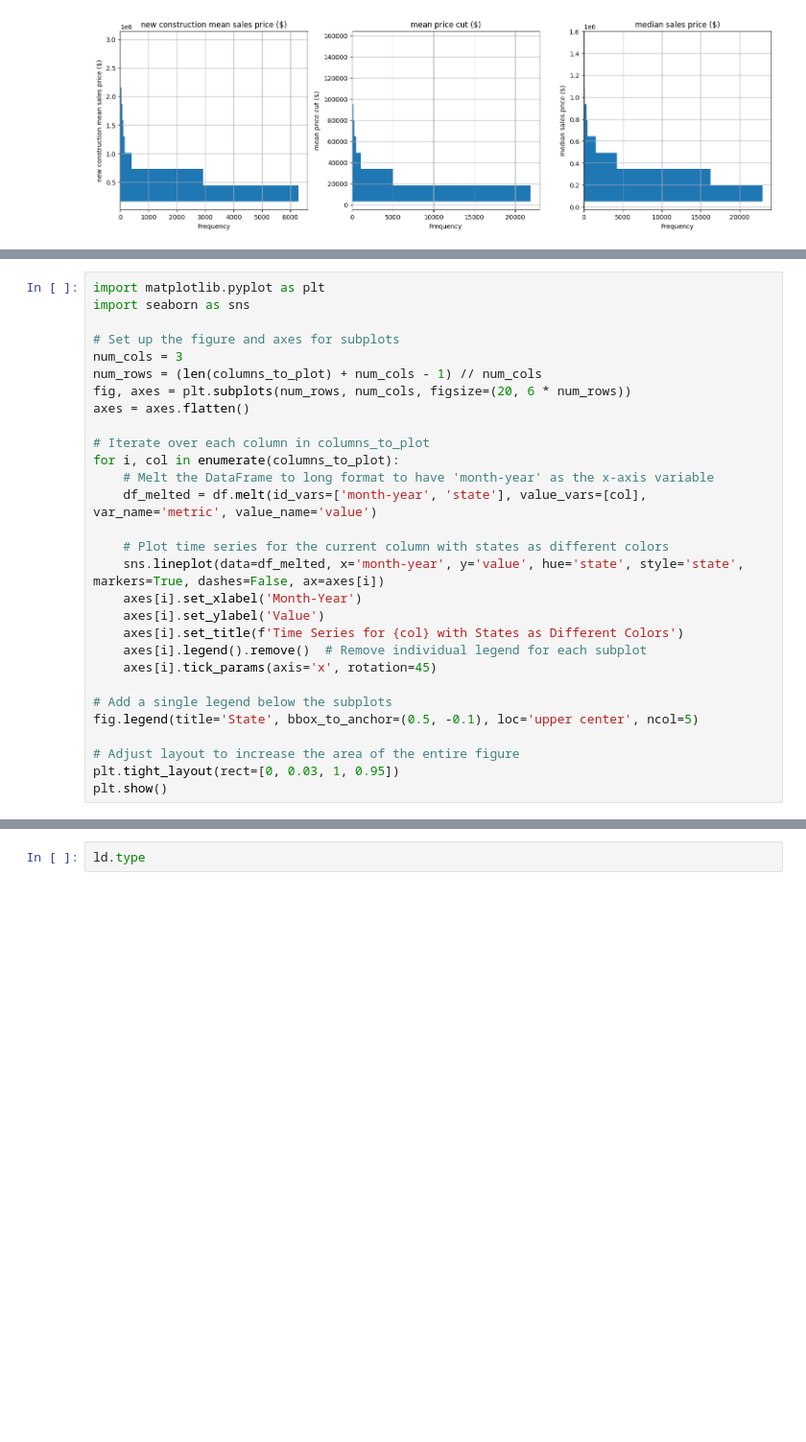
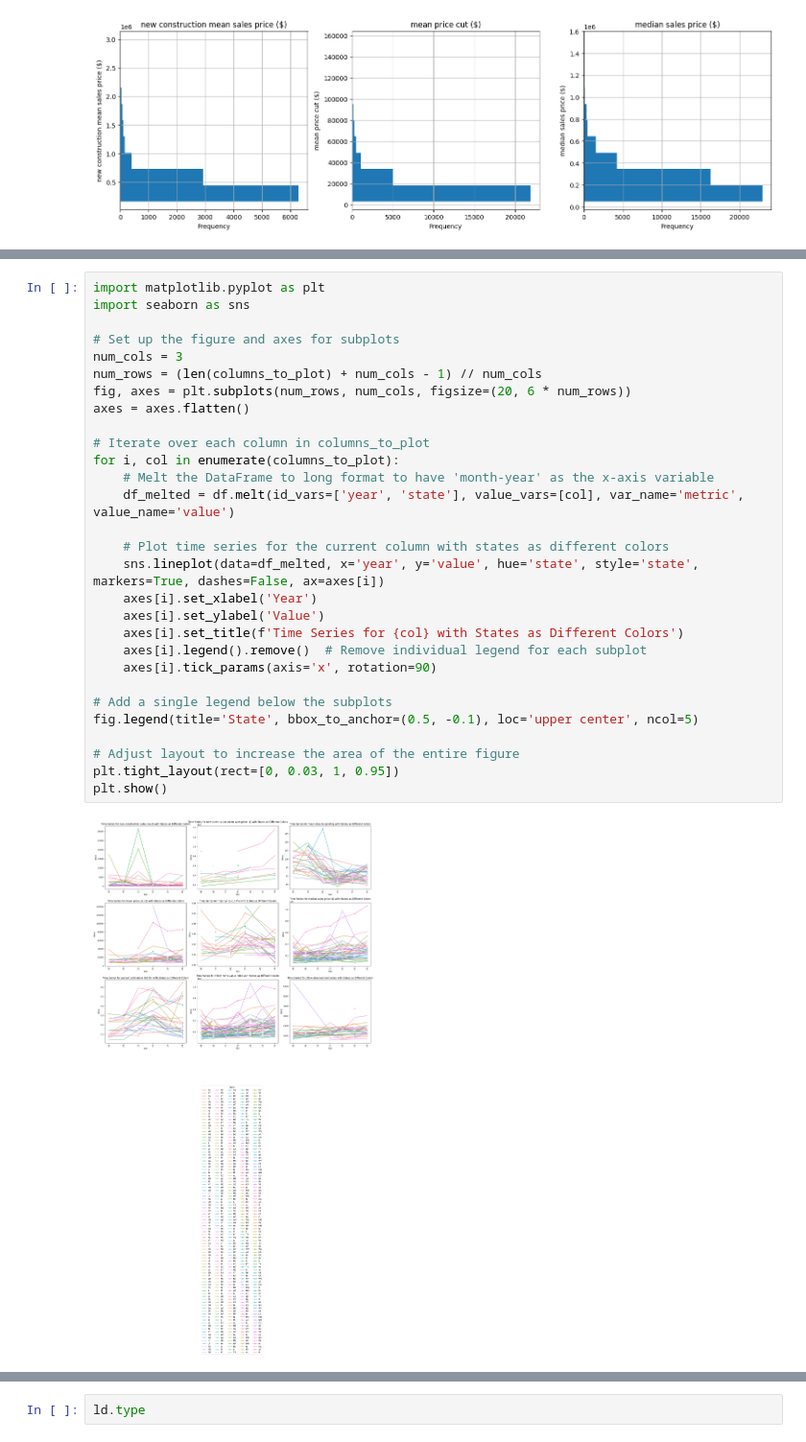
Before and after one commit to jacobsimeral/TS_Forecasting_Project, a Jupyter notebook: Code/EDA/Hassan_EDA.ipynb, the cells around one changed output, grey strips where cells are left out. Shown at 96% size. Drawn from its saved outputs; the diff is of its cells as text; blank space fills up the shorter version.

```diff
--- a/Code/EDA/Hassan_EDA.ipynb
+++ b/Code/EDA/Hassan_EDA.ipynb
@@ -391,29 +391,31 @@ df.head()
 # %%
 import matplotlib.pyplot as plt
 import seaborn as sns
 
 # Set up the figure and axes for subplots
 num_cols = 3
 num_rows = (len(columns_to_plot) + num_cols - 1) // num_cols
 fig, axes = plt.subplots(num_rows, num_cols, figsize=(20, 6 * num_rows))
 axes = axes.flatten()
 
 # Iterate over each column in columns_to_plot
 for i, col in enumerate(columns_to_plot):
     # Melt the DataFrame to long format to have 'month-year' as the x-axis variable
-    df_melted = df.melt(id_vars=['month-year', 'state'], value_vars=[col], var_name='metric', value_name='value')
+    df_melted = df.melt(id_vars=['year', 'state'], value_vars=[col], var_name='metric', value_name='value')
 
     # Plot time series for the current column with states as different colors
-    sns.lineplot(data=df_melted, x='month-year', y='value', hue='state', style='state', markers=True, dashes=False, ax=axes[i])
-    axes[i].set_xlabel('Month-Year')
+    sns.lineplot(data=df_melted, x='year', y='value', hue='state', style='state', markers=True, dashes=False, ax=axes[i])
+    axes[i].set_xlabel('Year')
     axes[i].set_ylabel('Value')
     axes[i].set_title(f'Time Series for {col} with States as Different Colors')
     axes[i].legend().remove()  # Remove individual legend for each subplot
-    axes[i].tick_params(axis='x', rotation=45)
+    axes[i].tick_params(axis='x', rotation=90)
 
 # Add a single legend below the subplots
 fig.legend(title='State', bbox_to_anchor=(0.5, -0.1), loc='upper center', ncol=5)
 
 # Adjust layout to increase the area of the entire figure
 plt.tight_layout(rect=[0, 0.03, 1, 0.95])
 plt.show()
+# %% [output]
+[figure, added]
```
Also changed, not shown: parts of 2 cells of this notebook.
